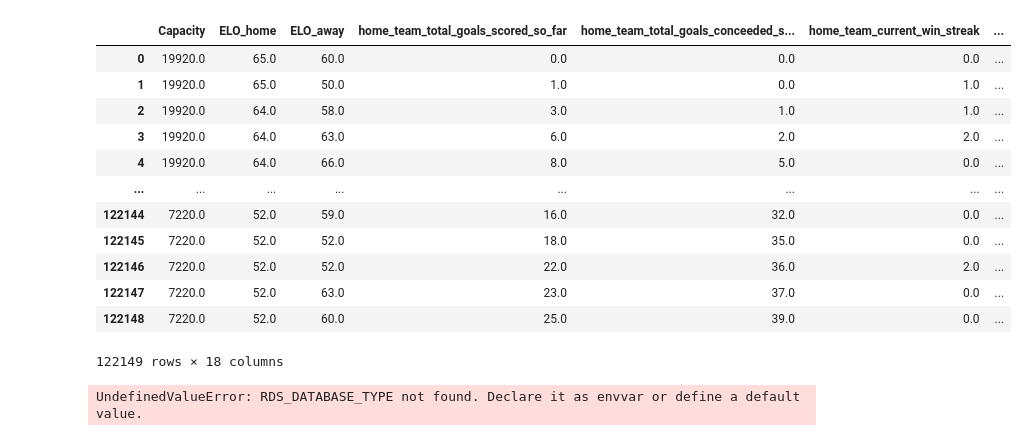
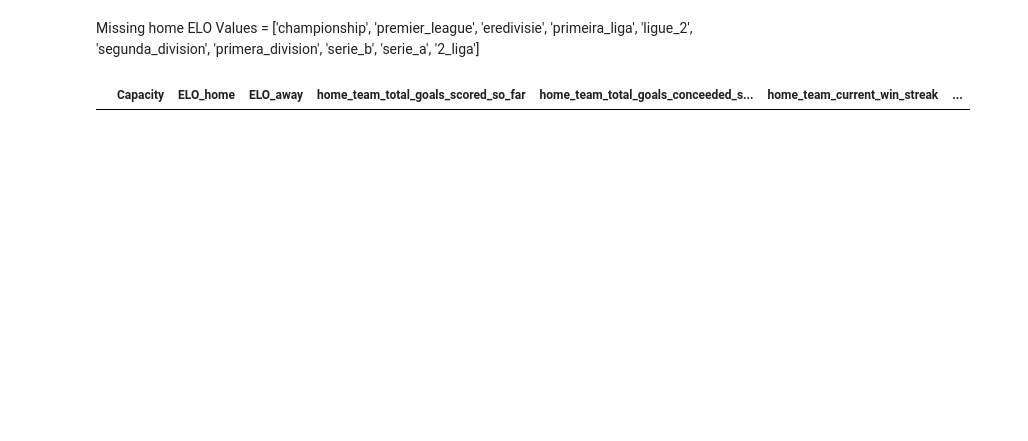
Before and after one commit to tommchale/match-outcome-predictor, a Jupyter notebook: cleaning_dataset.ipynb, the cells around one changed output. Drawn from its saved outputs; the diff is of its cells as text; code cells hidden in the pictures; blank space fills up the shorter version.

```diff
--- a/cleaning_dataset.ipynb
+++ b/cleaning_dataset.ipynb
@@ -22,6 +22,10 @@ missing_information_list= ['segunda_liga: 2020.0',
  'segunda_liga: 2020.0',
  'segunda_liga: 2012.0',
  'segunda_liga: 2012.0']
+# %% [markdown]
+Missing home ELO Values = ['championship', 'premier_league', 'eredivisie', 'primeira_liga',
+       'ligue_2', 'segunda_division', 'primera_division', 'serie_b',
+       'serie_a', '2_liga']
 # %%
 # Function to remove partially completed seasons
 
@@ -44,25 +48,14 @@ def _prepare_dataset_for_ML_models(df):
     df.drop(axis=1, columns=['Result','Round', 'Link', 'Home_Win', 'Away_Win', 'Date_New', 'Home_Team', 'Away_Team', 'Season', 'League', 'Referee', 'City', 'Country', 'Stadium', 'Pitch','Home_Yellow', 'Home_Red', 'Away_Yellow', 'Away_Red'], inplace=True)
     df["Goal_Difference"] = df["Home_Goals"] - df["Away_Goals"]
     df.drop(axis=1, columns=['Home_Goals', 'Away_Goals'], inplace=True)
+    df.dropna(subset=["ELO_home"], inplace = True)
 
     return df
 # %%
 combined_elo_with_partial_seasons_removed_df = _remove_incomplete_seasons(missing_information_list, combined_elo_with_features_df)
 combined_elo_numerical_df = _prepare_dataset_for_ML_models(combined_elo_with_partial_seasons_removed_df)
 
-combined_elo_numerical_df
+combined_elo_numerical_df[combined_elo_numerical_df["ELO_home"].isnull()]
 # %% [output]
 |  | Capacity | ELO_home | ELO_away | home_team_total_goals_scored_so_far | home_team_total_goals_conceeded_s... | home_team_current_win_streak | ... |
-| 0 | 19920.0 | 65.0 | 60.0 | 0.0 | 0.0 | 0.0 | ... |
-| 1 | 19920.0 | 65.0 | 50.0 | 1.0 | 0.0 | 1.0 | ... |
-| 2 | 19920.0 | 64.0 | 58.0 | 3.0 | 1.0 | 1.0 | ... |
-| 3 | 19920.0 | 64.0 | 63.0 | 6.0 | 2.0 | 2.0 | ... |
-| 4 | 19920.0 | 64.0 | 66.0 | 8.0 | 5.0 | 0.0 | ... |
-| ... | ... | ... | ... | ... | ... | ... | ... |
-| 122144 | 7220.0 | 52.0 | 59.0 | 16.0 | 32.0 | 0.0 | ... |
-| 122145 | 7220.0 | 52.0 | 52.0 | 18.0 | 35.0 | 0.0 | ... |
-| 122146 | 7220.0 | 52.0 | 52.0 | 22.0 | 36.0 | 2.0 | ... |
-| 122147 | 7220.0 | 52.0 | 63.0 | 23.0 | 37.0 | 0.0 | ... |
-| 122148 | 7220.0 | 52.0 | 60.0 | 25.0 | 39.0 | 0.0 | ... |
-122149 rows × 18 columns
 # %%
@@ -100,7 +98 @@ def _upload_dataframes_to_rds(df):
-# %%
-from decouple import config
-
-DATABASE_TYPE = config('RDS_DATABASE_TYPE')
-# %% [output]
-UndefinedValueError: RDS_DATABASE_TYPE not found. Declare it as envvar or define a default value.
 # %%
```
Also changed, not shown: parts of 3 cells of this notebook, 2 other files.
